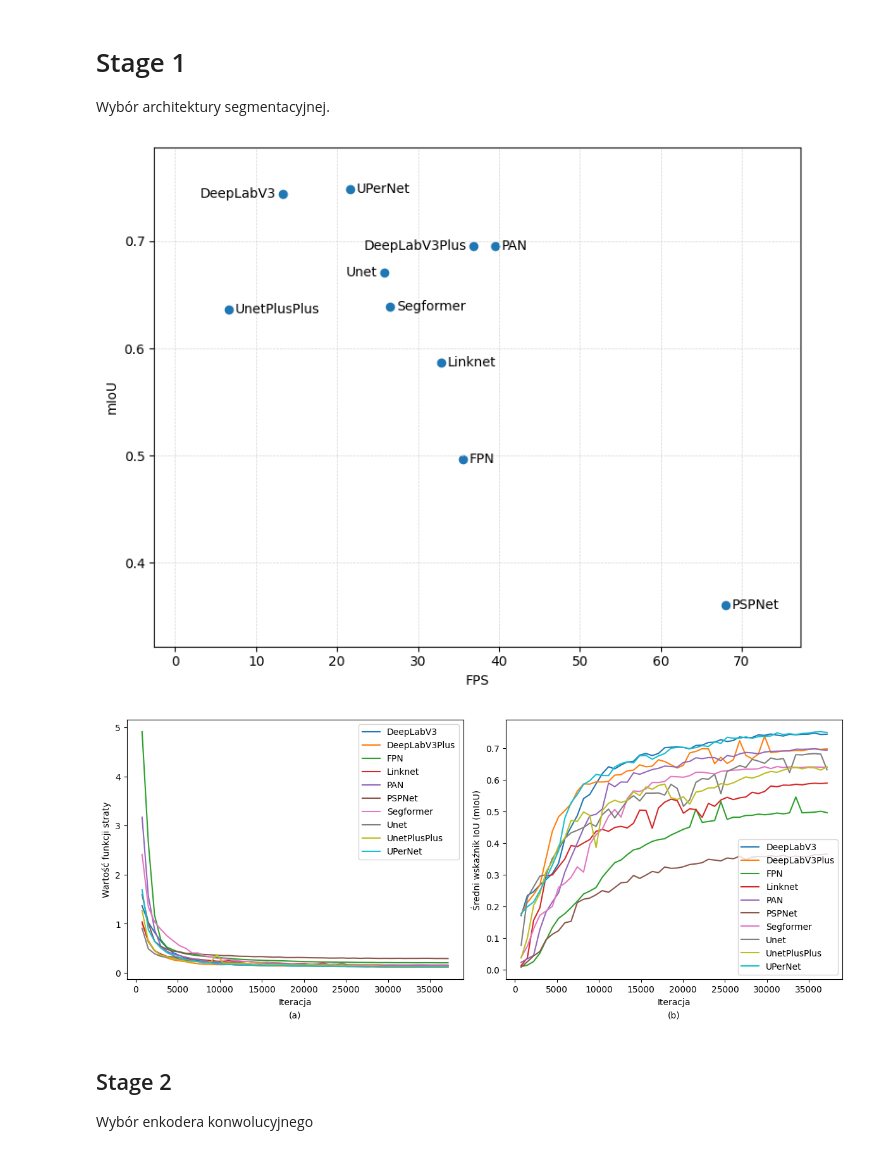
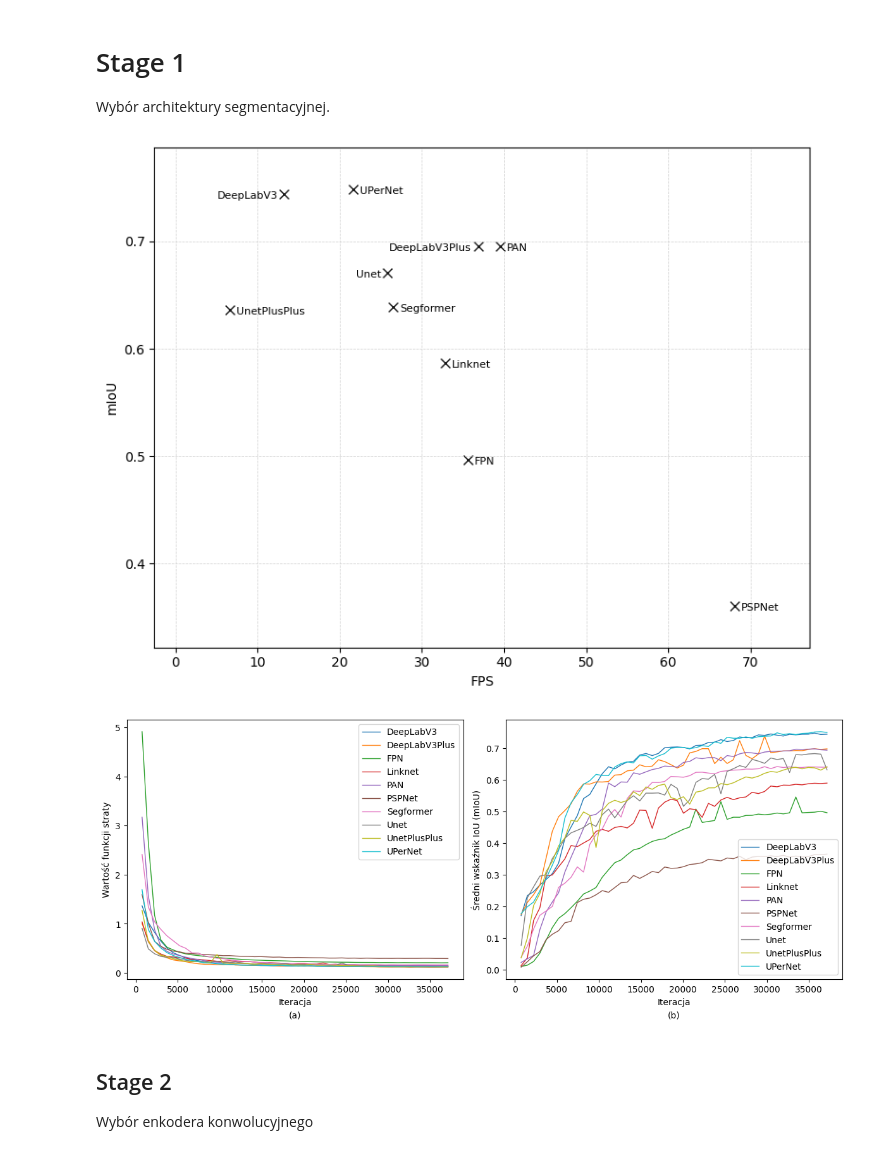
Before and after one commit to prax19/masters-project, a Jupyter notebook: visualisations.ipynb, the cells around one changed output. Drawn from its saved outputs; the diff is of its cells as text; code cells hidden in the pictures.

Commit message:
update visualizations

```diff
--- a/visualisations.ipynb
+++ b/visualisations.ipynb
@@ -74,41 +76,43 @@ for arch_dir in arch_dirs:
         labels.append(name)
 
 fig, ax = plt.subplots(figsize=(8,6))
-ax.scatter(x_vals, y_vals)
+ax.scatter(x_vals, y_vals, s=50, marker='x',
+               color='black', linewidth=1, alpha=0.9)
 
 for x, y, lbl in zip(x_vals, y_vals, labels):
     # różne offsety zależnie od etykiety
     if lbl == 'Unet':
         offset = (-5, -5)   # w lewo i w górę
         ha = 'right'
     elif lbl == 'DeepLabV3Plus':
         offset = (-5, -5)   # w lewo i w górę
         ha = 'right'
     elif lbl == 'DeepLabV3':
         offset = (-5, -5)   # w lewo i w górę
         ha = 'right'
     else:
         offset = (5, -5)    # domyślne dla pozostałych
         ha = 'left'
 
     ax.annotate(
         lbl,               # tekst
         (x, y),            # punkt, do którego strzałka wskazuje
         xytext=offset,     # przesunięcie tekstu w punktach
         textcoords='offset points',
+        fontsize=8,
         ha=ha,             # wyrównanie poziome tekstu
-        va='bottom'
+        va='bottom',
     )
 
 ax.grid(which='major', linestyle='--', linewidth=0.5, color='lightgray')
 
 ax.set_xlabel('FPS')
 ax.set_ylabel('mIoU')
 plt.tight_layout()
 plt.margins(0.15, 0.1)
-plt.show()
+plt.savefig(f'{chapter_dir}\\exp_stage1.png', dpi=150, bbox_inches='tight')
 # %% [output]
-[figure, old version]
+[figure, new version]
 # %%
 fig, (ax1, ax2) = plt.subplots(1, 2, figsize=(12, 5))
 
@@ -125,8 +129,8 @@ for arch_dir in arch_dirs:
             continue
 
         # Rysowanie krzywych
-        ax1.plot(metrics['step'], metrics['val_loss'], label=name)
-        ax2.plot(metrics['step'], metrics['val_miou_dataset'], label=name)
+        ax1.plot(metrics['step'], metrics['val_loss'], label=name, linewidth=1)
+        ax2.plot(metrics['step'], metrics['val_miou_dataset'], label=name, linewidth=1)
 
 # Konfiguracja wykresu strat (a)
 ax1.set_xlabel('Iteracja')
@@ -143,9 +147,9 @@ ax2.legend()
 ax2.text(0.5, -0.15, '(b)', transform=ax2.transAxes, ha='center')
 
 fig.tight_layout()
-plt.show()
+plt.savefig(f'{chapter_dir}\\exp_stage1_2.png', dpi=150, bbox_inches='tight')
 # %% [output]
-[figure, old version]
+[figure, new version]
 # %% [markdown]
 ## Stage 2
 
```
Also changed, not shown: parts of 22 cells of this notebook, 2 other files.
